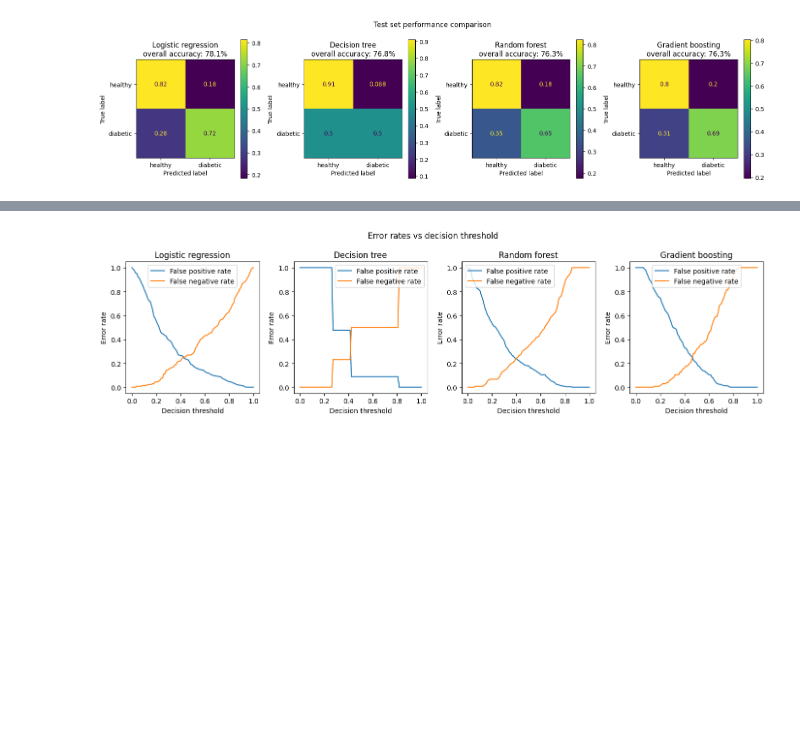
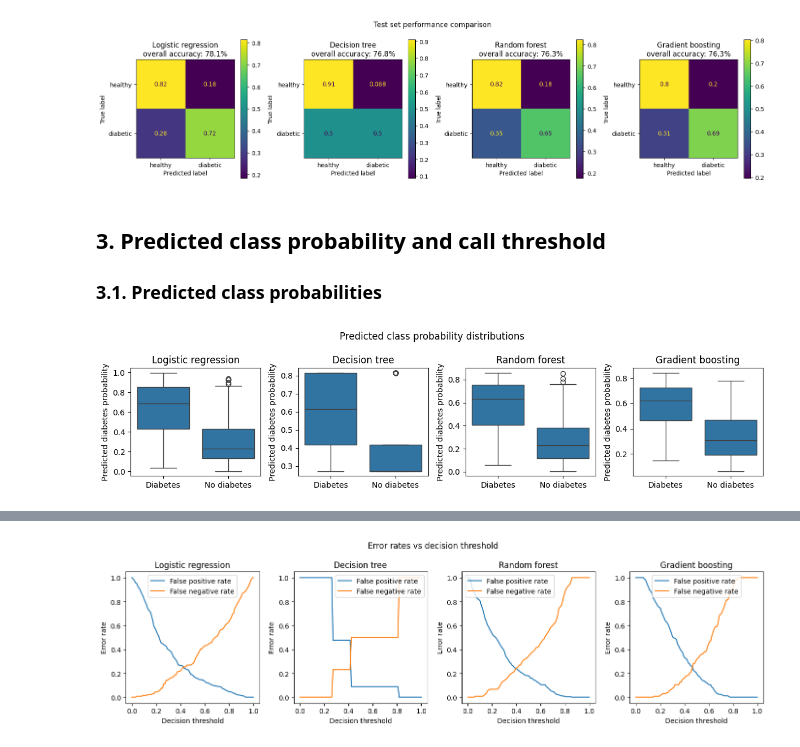
Before and after one commit to 4GeeksAcademy/gperdrizet-decision-trees, a Jupyter notebook: notebooks/04-decision_threshold_tuning.ipynb, the cells around one changed output, grey strips where cells are left out. Drawn from its saved outputs; the diff is of its cells as text; code cells hidden in the pictures; blank space fills up the shorter version.

```diff
--- a/notebooks/04-decision_threshold_tuning.ipynb
+++ b/notebooks/04-decision_threshold_tuning.ipynb
@@ -100,4 +110,37 @@ plt.show()
 funcs.plot_confusion_matrices(models=models, testing_df=testing_df)
 # %% [output]
 [figure]
+# %% [markdown]
+## 3. Predicted class probability and call threshold
+
+### 3.1. Predicted class probabilities
+# %%
+# Create subplot grid for threshold comparison (2 rows: probabilities + confusion matrices)
+fig, axs = plt.subplots(1,4, figsize=(12,3))
+axs = axs.flatten()
+
+fig.suptitle(f'Predicted class probability distributions')
+
+for i, (model_name, model) in enumerate(models.items()):
+
+    # Extract class probabilities from logistic regression model for threshold analysis
+    class_probabilities = model.predict_proba(testing_df.drop('Outcome', axis=1))
+
+    # Create dataframe with probabilities and actual labels for visualization
+    testing_probabilities_df = pd.DataFrame({
+        'Diabetes probability': class_probabilities[:,1],  # Probability of class 1 (diabetes)
+        'Label': testing_df['Outcome']
+    })
+
+    # Create human-readable outcome labels for plotting
+    testing_probabilities_df['Outcome'] = testing_probabilities_df['Label'].map({0: 'No diabetes', 1: 'Diabetes'})
+
+    sns.boxplot(testing_probabilities_df, x='Outcome', y='Diabetes probability', ax=axs[i])
+    axs[i].set_title(model_name)
+    axs[i].set_xlabel('')
+    axs[i].set_ylabel('Predicted diabetes probability')
+
+fig.tight_layout()
+# %% [output]
+[figure, added]
 # %% [markdown]
```
Also changed, not shown: parts of 13 cells of this notebook.
